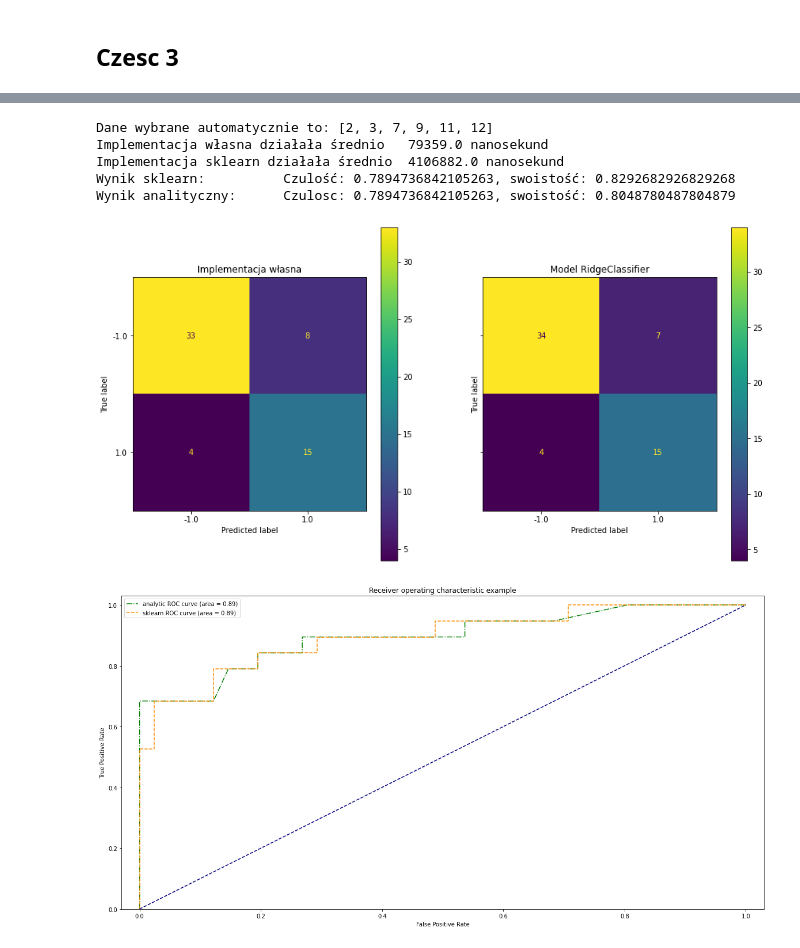
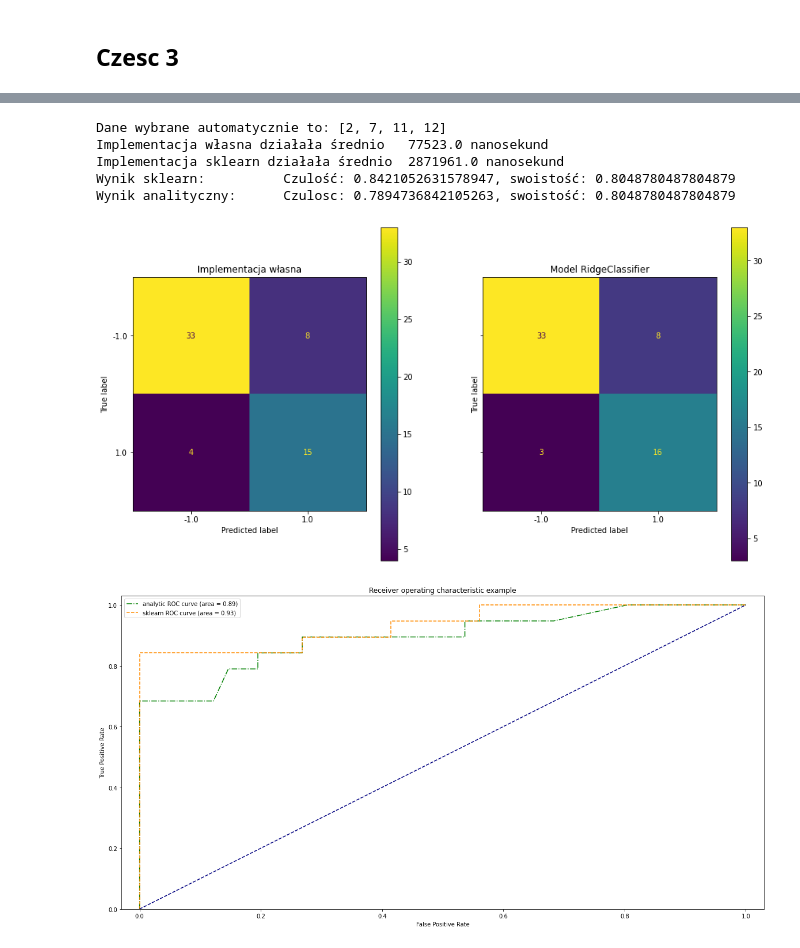
Before and after one commit to DonChaka/PUM, a Jupyter notebook: 2.KlasyfikacjaLiniowa/2KlasyfikacjaLiniowa.ipynb, the cells around one changed output, grey strips where cells are left out. Cells and saved outputs as stored; diff of their text form; code cells hidden in the pictures.

```diff
--- a/2.KlasyfikacjaLiniowa/2KlasyfikacjaLiniowa.ipynb
+++ b/2.KlasyfikacjaLiniowa/2KlasyfikacjaLiniowa.ipynb
@@ -394,7 +394,7 @@ def part_3_2(data, alpha=1e-50):
     sk_start = time_ns()
     # for _ in range(100):
     model = Pipeline([
-        ('feature_selection', SequentialFeatureSelector(RidgeClassifier(alpha=alpha))),
+        ('feature_selection', SequentialFeatureSelector(RidgeClassifier(alpha=alpha), n_features_to_select=4)),
         ('classification', RidgeClassifier(alpha))
     ])
     model.fit(sk_x_train, sk_y_train)
@@ -446,36 +446,36 @@ def part_3_2(data, alpha=1e-50):
     roc_auc_sk = auc(fpr_sk, tpr_sk)
 
     plt.figure()
     plt.plot(
         fpr_an,
         tpr_an,
         color="green",
         label="analytic ROC curve (area = %0.2f)" % roc_auc_an,
         linestyle="dashdot"
     )
     plt.plot(
         fpr_sk,
         tpr_sk,
         color='darkorange',
         label="sklearn ROC curve (area = %0.2f)" % roc_auc_sk,
         linestyle="--"
     )
     plt.plot([0, 1], [0, 1], color="navy", linestyle="--")
     plt.xlim([-0.03, 1.03])
     plt.ylim([0.0, 1.03])
     plt.xlabel("False Positive Rate")
     plt.ylabel("True Positive Rate")
     plt.title("Receiver operating characteristic example")
     plt.legend()
     plt.show()
 
 
 part_3_2(cleveland_df)
 # %% [output]
-Dane wybrane automatycznie to: [2, 3, 7, 9, 11, 12]
-Implementacja własna działała średnio   79359.0 nanosekund
-Implementacja sklearn działała średnio  4106882.0 nanosekund
-Wynik sklearn:          Czulość: 0.7894736842105263, swoistość: 0.8292682926829268
+Dane wybrane automatycznie to: [2, 7, 11, 12]
+Implementacja własna działała średnio   77523.0 nanosekund
+Implementacja sklearn działała średnio  2871961.0 nanosekund
+Wynik sklearn:          Czulość: 0.8421052631578947, swoistość: 0.8048780487804879
 Wynik analityczny:      Czulosc: 0.7894736842105263, swoistość: 0.8048780487804879
-[figure, old version]
+[figure, new version]
-[figure, old version]
+[figure, new version]
```
Also changed, not shown: parts of 2 cells of this notebook, 4 other files.
